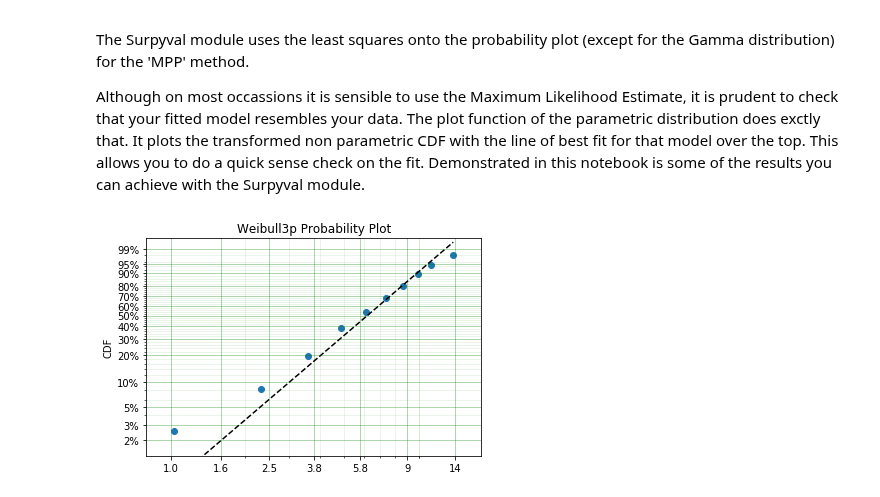
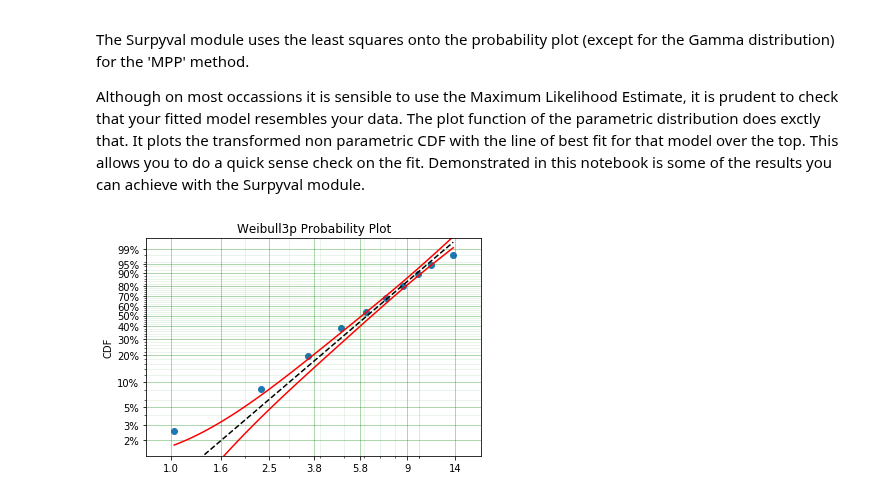
Before and after one commit to derrynknife/SurPyval, a Jupyter notebook: guides/Probability Plotting with Surpyval.ipynb, the cells around one changed output. Drawn from its saved outputs; the diff is of its cells as text; code cells hidden in the pictures.

Commit message:
Cleaned up guide on probability plotting

```diff
--- a/guides/Probability Plotting with Surpyval.ipynb
+++ b/guides/Probability Plotting with Surpyval.ipynb
@@ -14,14 +14,14 @@ from scipy.special import ndtri as z
 # %%
 x = np.array([32, 33, 34, 35, 36, 37, 38, 39, 40, 42]) * 1.275
 n = np.array([10, 33, 81, 161, 224, 289, 336, 369, 383, 389])
 c = None
 # Mr Weibull's measurements are cumulative, so let's calculate the obervations at each point.
 n = np.concatenate([[n[0]], np.diff(n)])
 
 weib_3p = surv.parametric.Weibull3p.fit(x, n=n, how='MLE')
-weib_3p.plot(heuristic='Nelson-Aalen');
+weib_3p.plot(heuristic='Nelson-Aalen', plot_bounds=True);
 # %% [output]
-[figure, old version]
+[figure, new version]
 # %%
 x = surv.parametric.Weibull.random(20, 50, 0.8)
 
```
Also changed, not shown: parts of 6 cells of this notebook.
